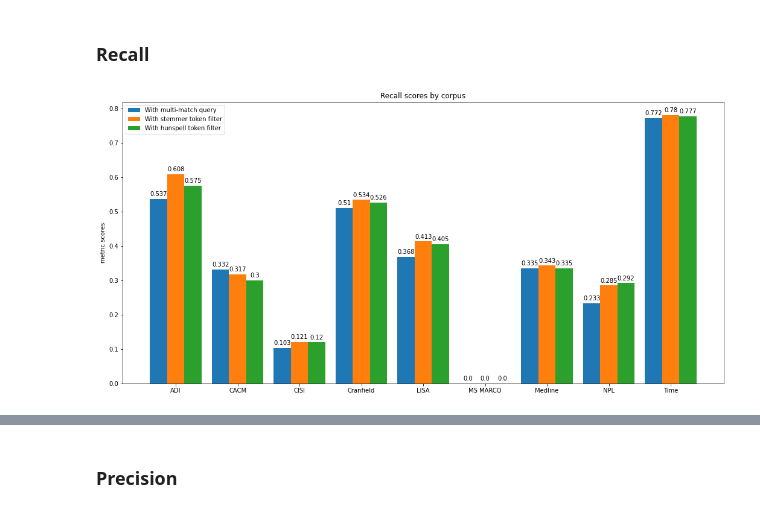
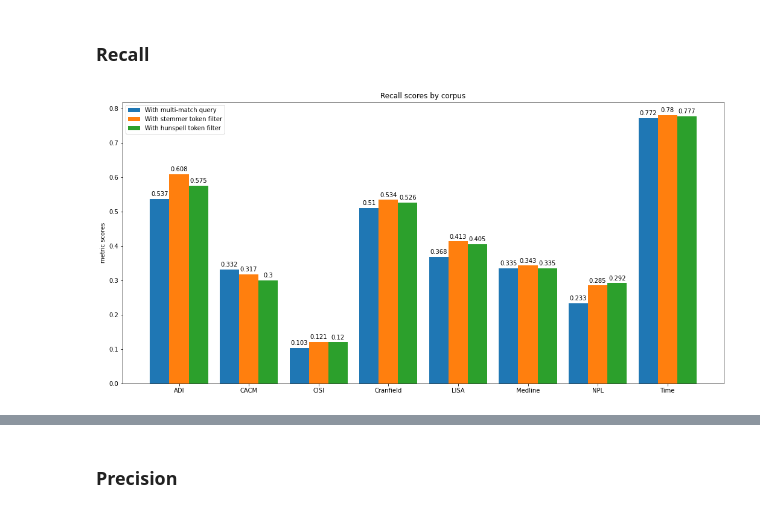
Before and after one commit to pragmalingu/experiments, a Jupyter notebook: 01_Stemming/Evaluation/Comparison_Stemming_vs_Standard_Search.ipynb, the cells around one changed output, grey strips where cells are left out. Drawn from its saved outputs; the diff is of its cells as text; code cells hidden in the pictures.

```diff
--- a/01_Stemming/Evaluation/Comparison_Stemming_vs_Standard_Search.ipynb
+++ b/01_Stemming/Evaluation/Comparison_Stemming_vs_Standard_Search.ipynb
@@ -1481,7 +1376,6 @@ match_metrics_recall.append(round(cacm_res_match_recall['metric_score'], 3))
 match_metrics_recall.append(round(cisi_res_match_recall['metric_score'], 3))
 match_metrics_recall.append(round(cran_res_match_recall['metric_score'], 3))
 match_metrics_recall.append(round(lisa_res_match_recall['metric_score'], 3))
-match_metrics_recall.append(round(marco_res_match_recall['metric_score'], 3))
 match_metrics_recall.append(round(med_res_match_recall['metric_score'], 3))
 match_metrics_recall.append(round(npl_res_match_recall['metric_score'], 3))
 match_metrics_recall.append(round(time_res_match_recall['metric_score'], 3))
@@ -1492,7 +1386,6 @@ stemming_metrics_recall.append(round(cacm_res_stemming_recall['metric_score'], 3
 stemming_metrics_recall.append(round(cisi_res_stemming_recall['metric_score'], 3))
 stemming_metrics_recall.append(round(cran_res_stemming_recall['metric_score'], 3))
 stemming_metrics_recall.append(round(lisa_res_stemming_recall['metric_score'], 3))
-stemming_metrics_recall.append(0)#round(marco_res_stemming_recall['metric_score'], 3))
 stemming_metrics_recall.append(round(med_res_stemming_recall['metric_score'], 3))
 stemming_metrics_recall.append(round(npl_res_stemming_recall['metric_score'], 3))
 stemming_metrics_recall.append(round(time_res_stemming_recall['metric_score'], 3))
@@ -1503,12 +1396,11 @@ hunspell_metrics_recall.append(round(cacm_res_hunspell_recall['metric_score'], 3
 hunspell_metrics_recall.append(round(cisi_res_hunspell_recall['metric_score'], 3))
 hunspell_metrics_recall.append(round(cran_res_hunspell_recall['metric_score'], 3))
 hunspell_metrics_recall.append(round(lisa_res_hunspell_recall['metric_score'], 3))
-hunspell_metrics_recall.append(0)#round(marco_res_hunspell_recall['metric_score'], 3))
 hunspell_metrics_recall.append(round(med_res_hunspell_recall['metric_score'], 3))
 hunspell_metrics_recall.append(round(npl_res_hunspell_recall['metric_score'], 3))
 hunspell_metrics_recall.append(round(time_res_hunspell_recall['metric_score'], 3))
 
-labels = ['ADI','CACM', 'CISI','Cranfield', 'LISA', 'MS MARCO', 'Medline', 'NPL','Time']
+labels = ['ADI','CACM', 'CISI','Cranfield', 'LISA', 'Medline', 'NPL','Time']
 
 x = np.arange(len(labels))*1.8  # the label locations
 
@@ -1519,34 +1411,34 @@ rects1 = ax.bar(x - width, match_metrics_recall , width, label='With multi-match
 rects2 = ax.bar(x, stemming_metrics_recall, width, label='With stemmer token filter')
 rects3 = ax.bar(x + width, hunspell_metrics_recall, width, label='With hunspell token filter')
 
 # Add some text for labels, title and custom x-axis tick labels, etc.
 ax.set_ylabel('metric scores')
 ax.set_title('Recall scores by corpus')
 ax.set_xticks(x)
 ax.set_xticklabels(labels)
 ax.legend()
 
 def autolabel(rects):
     """Attach a text label above each bar in *rects*, displaying its height."""
     for rect in rects:
         height = rect.get_height()
         ax.annotate('{}'.format(height),
                     xy=(rect.get_x() + rect.get_width() / 2, height),
                     xytext=(0, 3),  # 3 points vertical offset
                     textcoords="offset points",
                     ha='center', va='bottom')
 
 autolabel(rects1)
 autolabel(rects2)
 autolabel(rects3)
 
 fig.tight_layout()
 fig.set_figwidth(16)
 fig.set_figheight(8)
 
 plt.show()
 # %% [output]
-[figure, old version]
+[figure, new version]
 # %%
 from tabulate import tabulate
 
```
Also changed, not shown: parts of 23 cells of this notebook.
